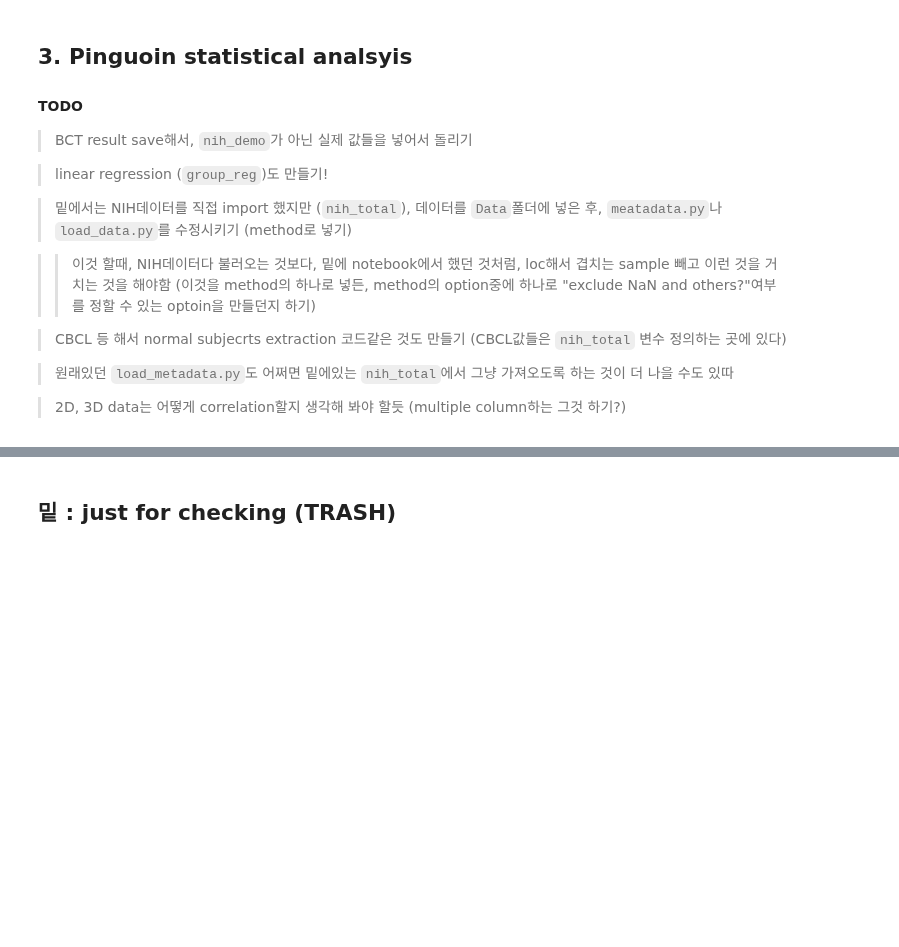
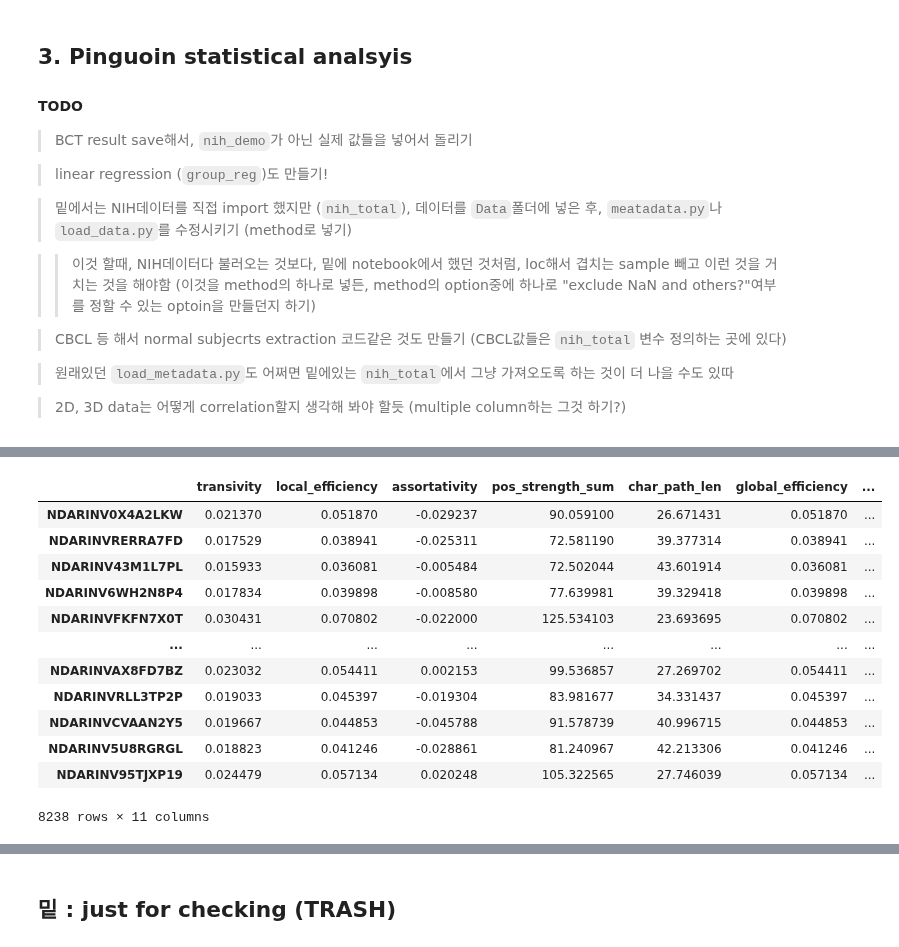
Before and after one commit to Transconnectome/TVB, a Jupyter notebook: Brain_Connectivity/TVB_version.ipynb, the cells around one changed output, grey strips where cells are left out. Drawn from its saved outputs; the diff is of its cells as text; code cells hidden in the pictures; blank space fills up the shorter version.

```diff
--- a/Brain_Connectivity/TVB_version.ipynb
+++ b/Brain_Connectivity/TVB_version.ipynb
@@ -444,0 +480,19 @@ print("\n\n with covariates :\n", second_corr_result)
+# %%
+
+pd.read_csv("/storage/bigdata/ABCD/TVB/BCT_results/SC_ses_2/scalar_results_threshold_0.25.csv", index_col = 0)
+#for loop-ize :
+    #pd.read_csv(BCT_result_save_dir+"scalar_results_threshold_{}.csv".format(threshold), index_col=0) #use
+# %% [output]
+|  | transivity | local_efficiency | assortativity | pos_strength_sum | char_path_len | global_efficiency | ... |
+| NDARINV0X4A2LKW | 0.021370 | 0.051870 | -0.029237 | 90.059100 | 26.671431 | 0.051870 | ... |
+| NDARINVRERRA7FD | 0.017529 | 0.038941 | -0.025311 | 72.581190 | 39.377314 | 0.038941 | ... |
+| NDARINV43M1L7PL | 0.015933 | 0.036081 | -0.005484 | 72.502044 | 43.601914 | 0.036081 | ... |
+| NDARINV6WH2N8P4 | 0.017834 | 0.039898 | -0.008580 | 77.639981 | 39.329418 | 0.039898 | ... |
+| NDARINVFKFN7X0T | 0.030431 | 0.070802 | -0.022000 | 125.534103 | 23.693695 | 0.070802 | ... |
+| ... | ... | ... | ... | ... | ... | ... | ... |
+| NDARINVAX8FD7BZ | 0.023032 | 0.054411 | 0.002153 | 99.536857 | 27.269702 | 0.054411 | ... |
+| NDARINVRLL3TP2P | 0.019033 | 0.045397 | -0.019304 | 83.981677 | 34.331437 | 0.045397 | ... |
+| NDARINVCVAAN2Y5 | 0.019667 | 0.044853 | -0.045788 | 91.578739 | 40.996715 | 0.044853 | ... |
+| NDARINV5U8RGRGL | 0.018823 | 0.041246 | -0.028861 | 81.240967 | 42.213306 | 0.041246 | ... |
+| NDARINV95TJXP19 | 0.024479 | 0.057134 | 0.020248 | 105.322565 | 27.746039 | 0.057134 | ... |
+8238 rows × 11 columns
```
Also changed, not shown: parts of 14 cells of this notebook, 54 other files.
